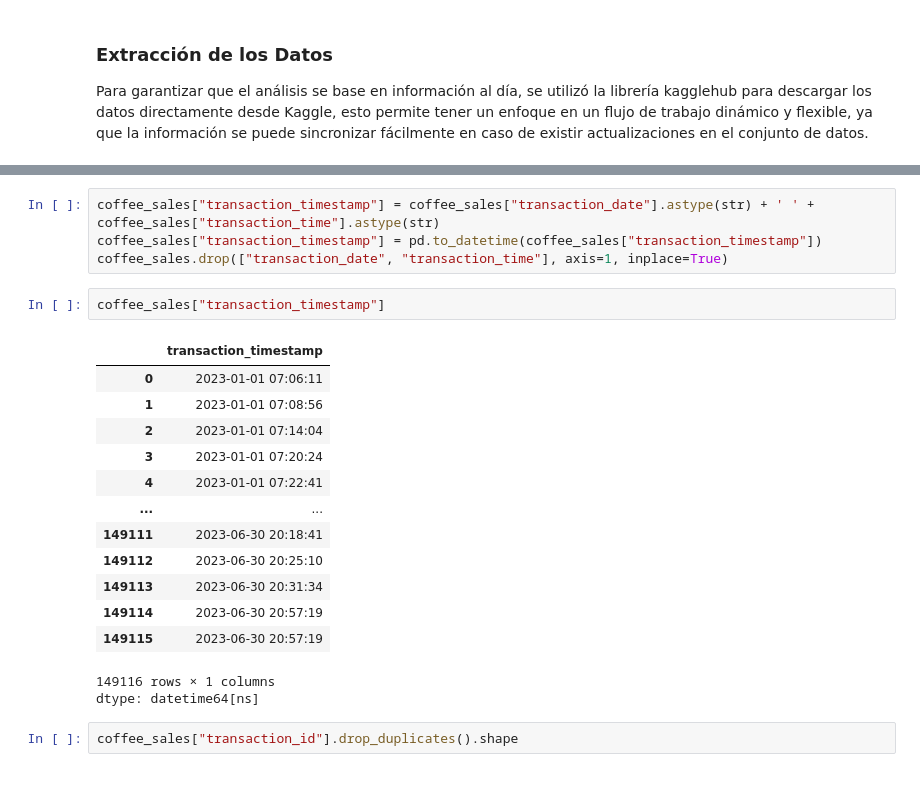
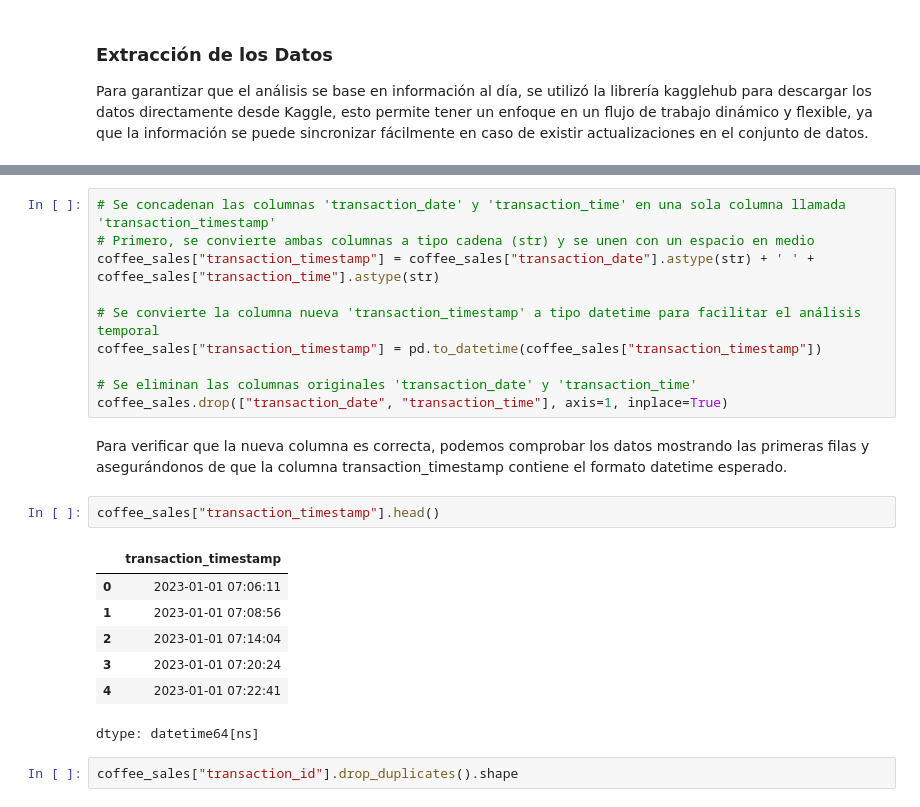
Before and after one commit to eddieisoffline/Portfolio-Data-Science, a Jupyter notebook: cafe/notebook/notebook.ipynb, the cells around one changed output, grey strips where cells are left out. Cells and saved outputs as stored; diff of their text form.

```diff
--- a/cafe/notebook/notebook.ipynb
+++ b/cafe/notebook/notebook.ipynb
@@ -170,23 +230,24 @@ memory usage: 12.5+ MB
 # %%
+# Se concadenan las columnas 'transaction_date' y 'transaction_time' en una sola columna llamada 'transaction_timestamp'
+# Primero, se convierte ambas columnas a tipo cadena (str) y se unen con un espacio en medio
 coffee_sales["transaction_timestamp"] = coffee_sales["transaction_date"].astype(str) + ' ' + coffee_sales["transaction_time"].astype(str)
+
+# Se convierte la columna nueva 'transaction_timestamp' a tipo datetime para facilitar el análisis temporal
 coffee_sales["transaction_timestamp"] = pd.to_datetime(coffee_sales["transaction_timestamp"])
+
+# Se eliminan las columnas originales 'transaction_date' y 'transaction_time'
 coffee_sales.drop(["transaction_date", "transaction_time"], axis=1, inplace=True)
+# %% [markdown]
+Para verificar que la nueva columna es correcta, podemos comprobar los datos mostrando las primeras filas y asegurándonos de que la columna transaction_timestamp contiene el formato datetime esperado.
 # %%
-coffee_sales["transaction_timestamp"]
+coffee_sales["transaction_timestamp"].head()
 # %% [output]
 |  | transaction_timestamp |
 | 0 | 2023-01-01 07:06:11 |
 | 1 | 2023-01-01 07:08:56 |
 | 2 | 2023-01-01 07:14:04 |
 | 3 | 2023-01-01 07:20:24 |
 | 4 | 2023-01-01 07:22:41 |
-| ... | ... |
-| 149111 | 2023-06-30 20:18:41 |
-| 149112 | 2023-06-30 20:25:10 |
-| 149113 | 2023-06-30 20:31:34 |
-| 149114 | 2023-06-30 20:57:19 |
-| 149115 | 2023-06-30 20:57:19 |
-149116 rows × 1 columns
 dtype: datetime64[ns]
 # %%
 coffee_sales["transaction_id"].drop_duplicates().shape
```
Also changed, not shown: parts of 14 cells of this notebook.
